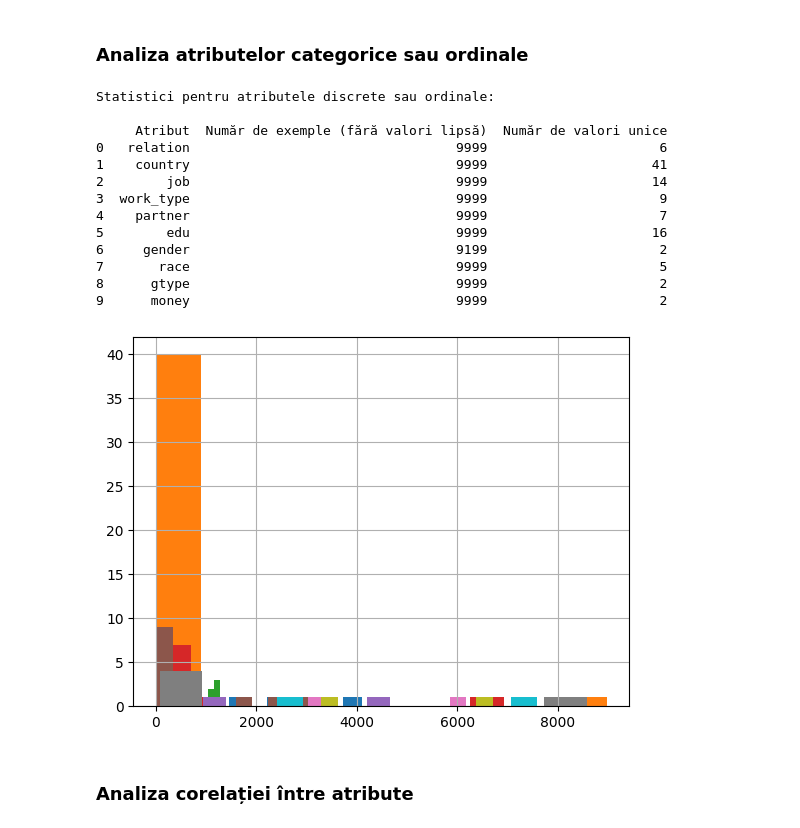
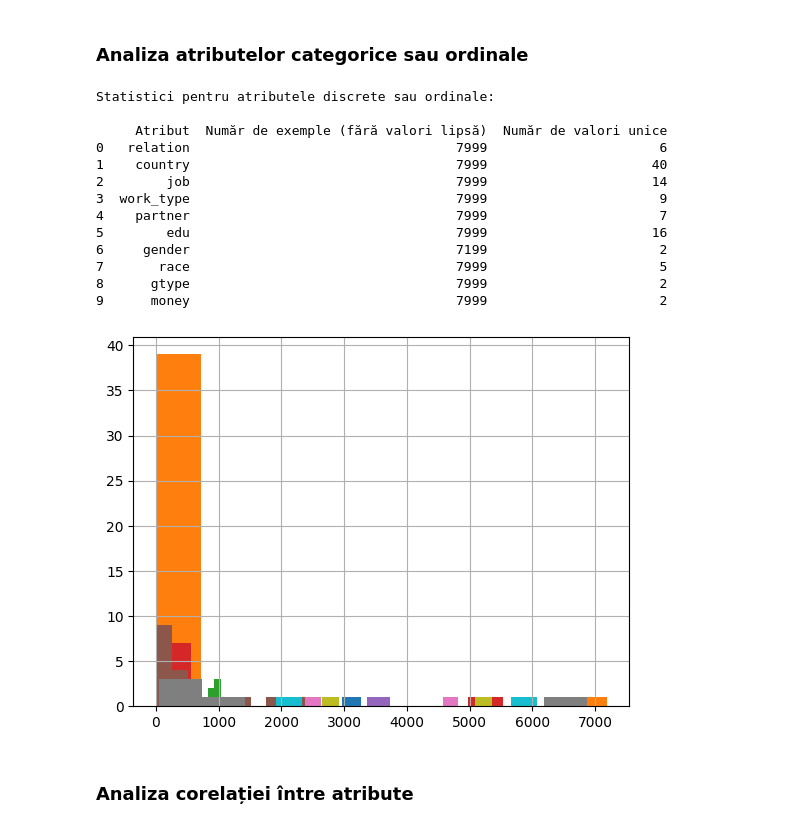
Before and after one commit to Ana-Mirza/IA_Tema2, a Jupyter notebook: tema2.ipynb, the cells around one changed output. Saved outputs shown, nothing was run; the diff lists cells and outputs as text; code cells hidden in the pictures.

```diff
--- a/tema2.ipynb
+++ b/tema2.ipynb
@@ -33,10 +51,9 @@ full_file = './tema2_SalaryPrediction/SalaryPrediction_full.csv'
 train_file = './tema2_SalaryPrediction/SalaryPrediction_train.csv'
 test_file = './tema2_SalaryPrediction/SalaryPrediction_test.csv'
 
-# Citește datele din fișier
-df = read_csv(full_file)
-X_train = read_csv(train_file)
-X_test = read_csv(test_file)
+full_file_avc = './tema2_SalaryPrediction/SalaryPrediction_full.csv'
+train_file_avc = './tema2_SalaryPrediction/SalaryPrediction_train.csv'
+test_file_avc = './tema2_SalaryPrediction/SalaryPrediction_test.csv'
 # %% [markdown]
 ### Analiza atributelor numerice
 # %%
@@ -60,5 +77,6 @@ def generate_numerical_atributes_statistic(df):
     plt.show()
 # %%
 # Extrage statistici și generează grafice Boxplot
-generate_numerical_atributes_statistic(df)
+X_train = read_csv(full_file_avc)
+generate_numerical_atributes_statistic(X_train)
 # %% [output]
@@ -127,22 +128,22 @@ def generate_discrete_atributes_statistics(df):
         # Crează o histogrmă cu frecvențele valorilor unice
         col_value_counts.hist()
 # %%
-generate_discrete_atributes_statistics(df)
+generate_discrete_atributes_statistics(X_train)
 # %% [output]
 Statistici pentru atributele discrete sau ordinale:
 
      Atribut  Număr de exemple (fără valori lipsă)  Număr de valori unice
-0   relation                                  9999                      6
-1    country                                  9999                     41
-2        job                                  9999                     14
-3  work_type                                  9999                      9
-4    partner                                  9999                      7
-5        edu                                  9999                     16
-6     gender                                  9199                      2
-7       race                                  9999                      5
-8      gtype                                  9999                      2
-9      money                                  9999                      2
+0   relation                                  7999                      6
+1    country                                  7999                     40
+2        job                                  7999                     14
+3  work_type                                  7999                      9
+4    partner                                  7999                      7
+5        edu                                  7999                     16
+6     gender                                  7199                      2
+7       race                                  7999                      5
+8      gtype                                  7999                      2
+9      money                                  7999                      2
-[figure, old version]
+[figure, new version]
 # %% [markdown]
 ### Analiza corelației între atribute
 # %%
```
Also changed, not shown: parts of 27 cells of this notebook, 4 other files.
